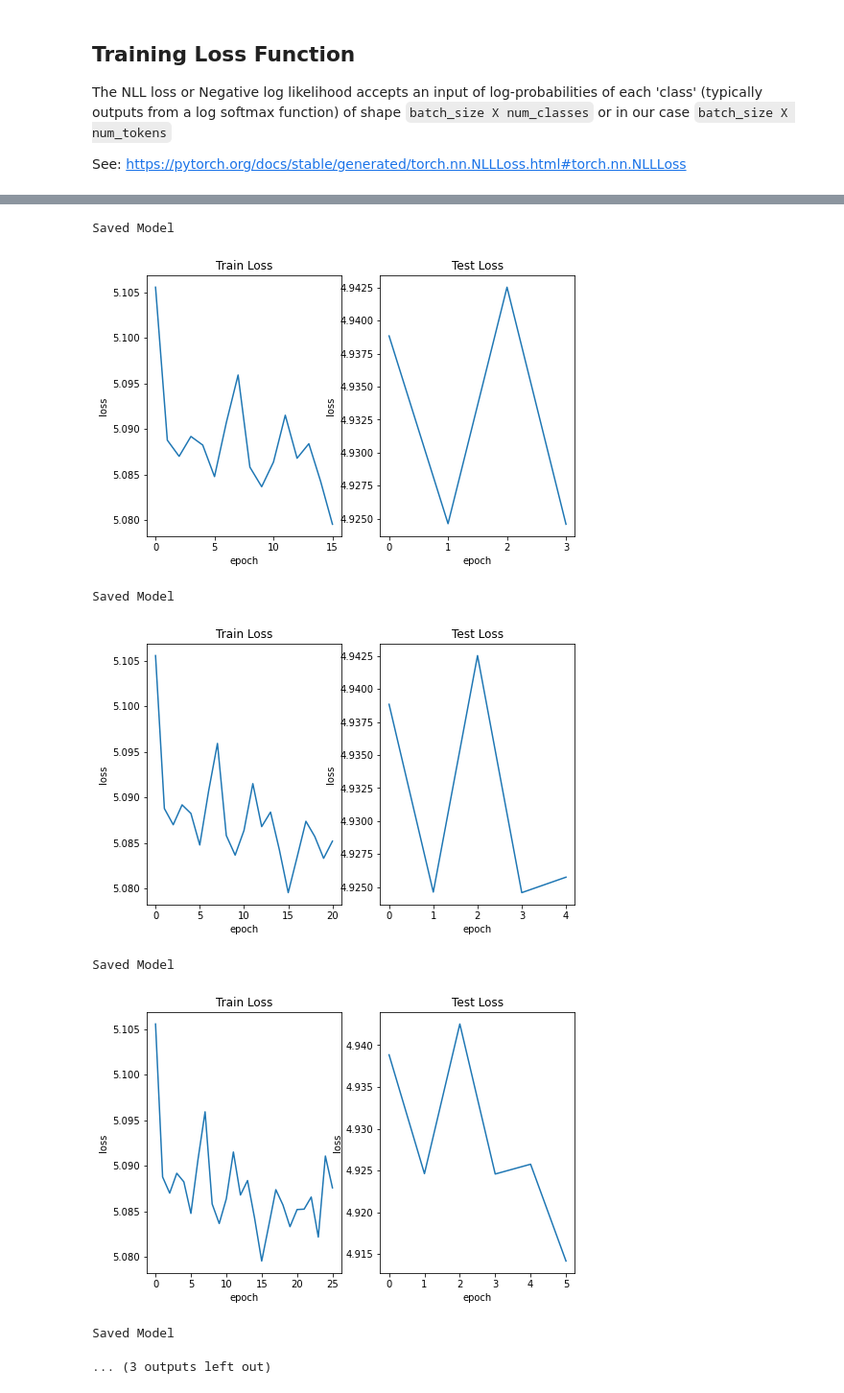
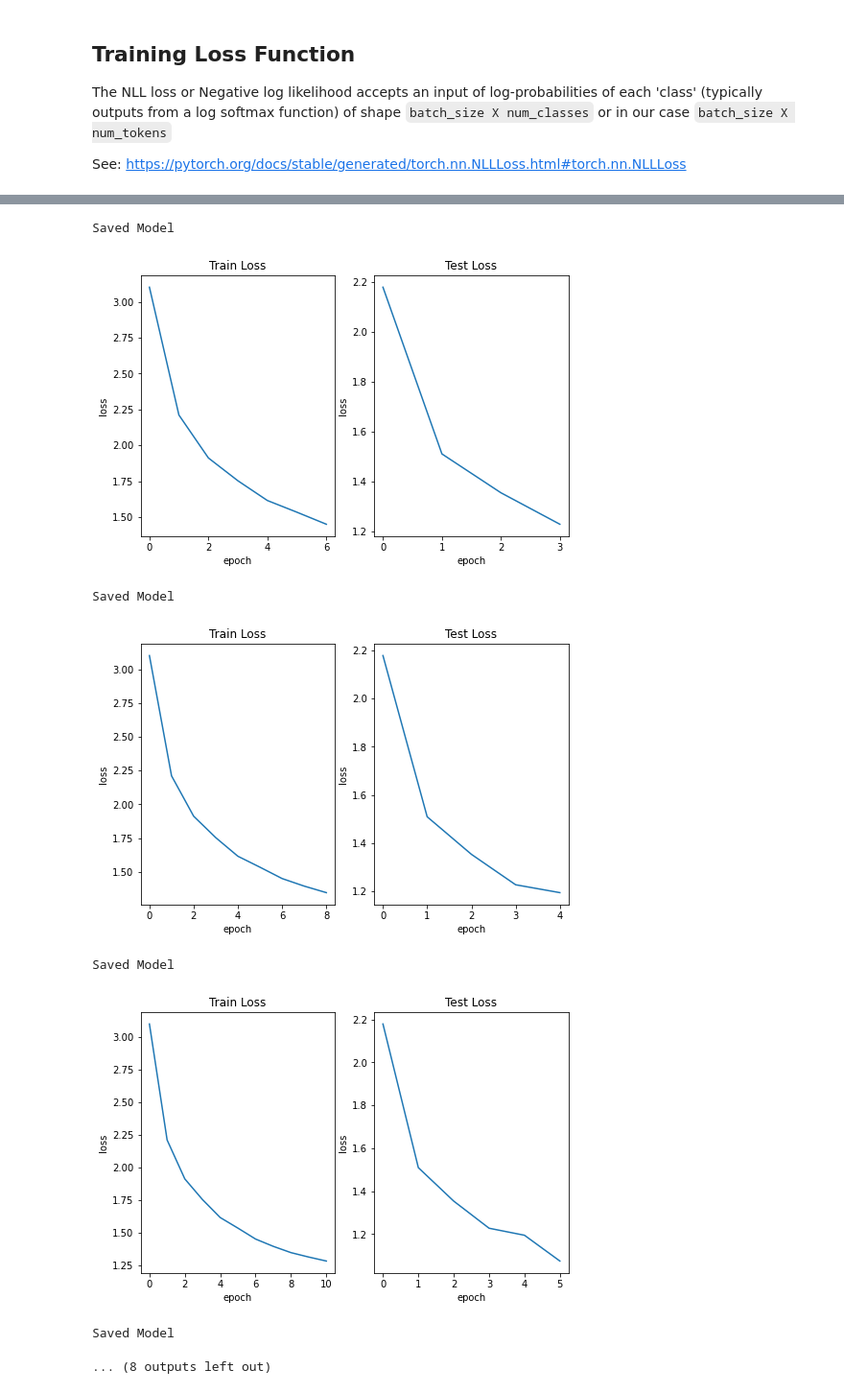
Before and after one commit to pkamath2/transformer-poc, a Jupyter notebook: with-linearlayer-embedding/train.ipynb, the cells around one changed output, grey strips where cells are left out. Shown at 96% size. Cells and saved outputs as stored; diff of their text form; code cells hidden in the pictures.

Commit message:
Linear layer batchnorm

```diff
--- a/with-linearlayer-embedding/train.ipynb
+++ b/with-linearlayer-embedding/train.ipynb
@@ -41,7 +41,8 @@ labels_validate_dir = os.path.join(labels_dir,'nsynth-valid', labels_file_name)
 sample_rate = 16000
 
 batch_size = 16
-lr = 0.001
+# lr = 0.0000005
+lr = 0.0005
 lr_warmup = 5000
 epochs = 100
 
@@ -127,7 +128,7 @@ model = GTransformer(emb=embedding_size, heads=num_heads, depth=depth, seq_lengt
 model = model.cuda()
 
 opt = torch.optim.Adam(lr=lr, params=model.parameters())
-sch = torch.optim.lr_scheduler.LambdaLR(opt, lambda i: min(i / (lr_warmup / batch_size), 1.0))
+sch = torch.optim.lr_scheduler.LambdaLR(opt, lambda i: min(i / (lr_warmup / batch_size), 1.0), verbose=False)
 loss = torch.nn.NLLLoss(reduction='mean')
 # %%
 print(model)
@@ -158,7 +159,8 @@ See: https://pytorch.org/docs/stable/generated/torch.nn.NLLLoss.html#torch.nn.NL
 # %%
 def train():
     training_loss = 0.0
-    for batch_idx, (data, target) in enumerate(tqdm(train_loader)):
+    model.train()
+    for batch_idx, (data, target) in enumerate(tqdm(train_loader, desc=f'Epoch:{epoch}')):
         opt.zero_grad()
 
         b, seq_len = data.shape
@@ -177,6 +179,7 @@ def train():
 
         opt.step() # stochastic gradient descent step
         sch.step() # update the learning rate
+#         print('Last LR = ', sch.get_last_lr())
 
     training_loss /= len(train_loader)
     return training_loss
@@ -208,7 +211,7 @@ for epoch in range(epochs):
     train_loss = train()
     history_train['loss'].append(train_loss)
 
-    if epoch%5 == 0 or epoch == epochs-1:
+    if epoch%2 == 0 or epoch == epochs-1:
         test_loss = test()
         history_test['loss'].append(test_loss)
 
@@ -234,8 +237,8 @@ Saved Model
 Saved Model
-[figure, old version]
+[figure, new version]
 Saved Model
-[figure, old version]
+[figure, new version]
 Saved Model
-[figure, old version]
+[figure, new version]
 Saved Model
-... (3 outputs left out)
+... (8 outputs left out)
```
Also changed, not shown: parts of 3 cells of this notebook, 3 other files.
